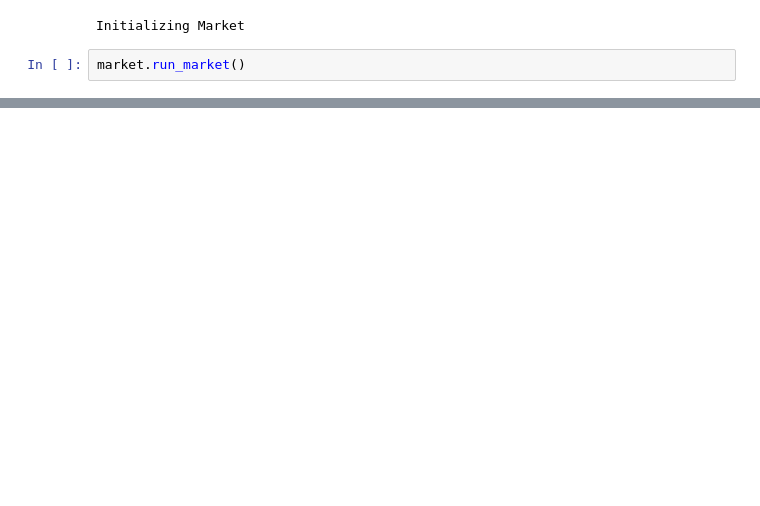
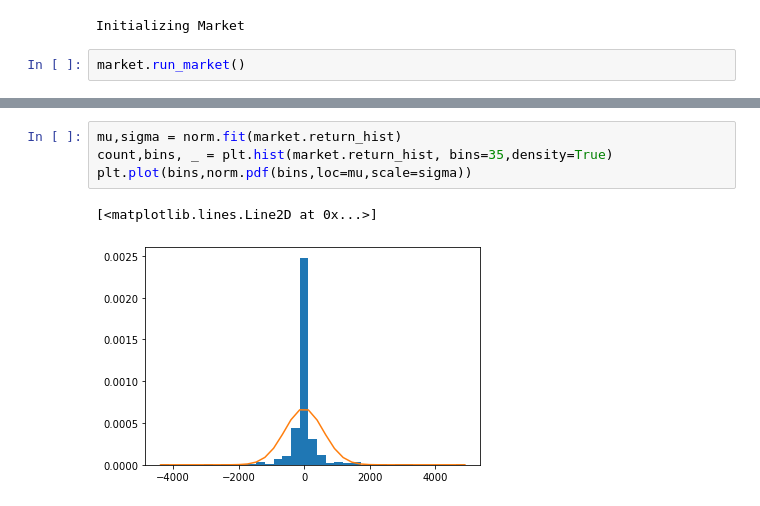
Before and after one commit to Cfckoh/485FinancialProject, a Jupyter notebook: model_example.ipynb, the cells around one changed output, grey strips where cells are left out. Drawn from its saved outputs; the diff is of its cells as text; blank space fills up the shorter version.

```diff
--- a/model_example.ipynb
+++ b/model_example.ipynb
@@ -71,0 +88,7 @@ Text(0.5, 0, 't (day)')
+# %%
+mu,sigma = norm.fit(market.return_hist)
+count,bins, _ = plt.hist(market.return_hist, bins=35,density=True)
+plt.plot(bins,norm.pdf(bins,loc=mu,scale=sigma))
+# %% [output]
+[<matplotlib.lines.Line2D at 0x...>]
+[figure, added]
```
Also changed, not shown: parts of 13 cells of this notebook, 1 other file.
